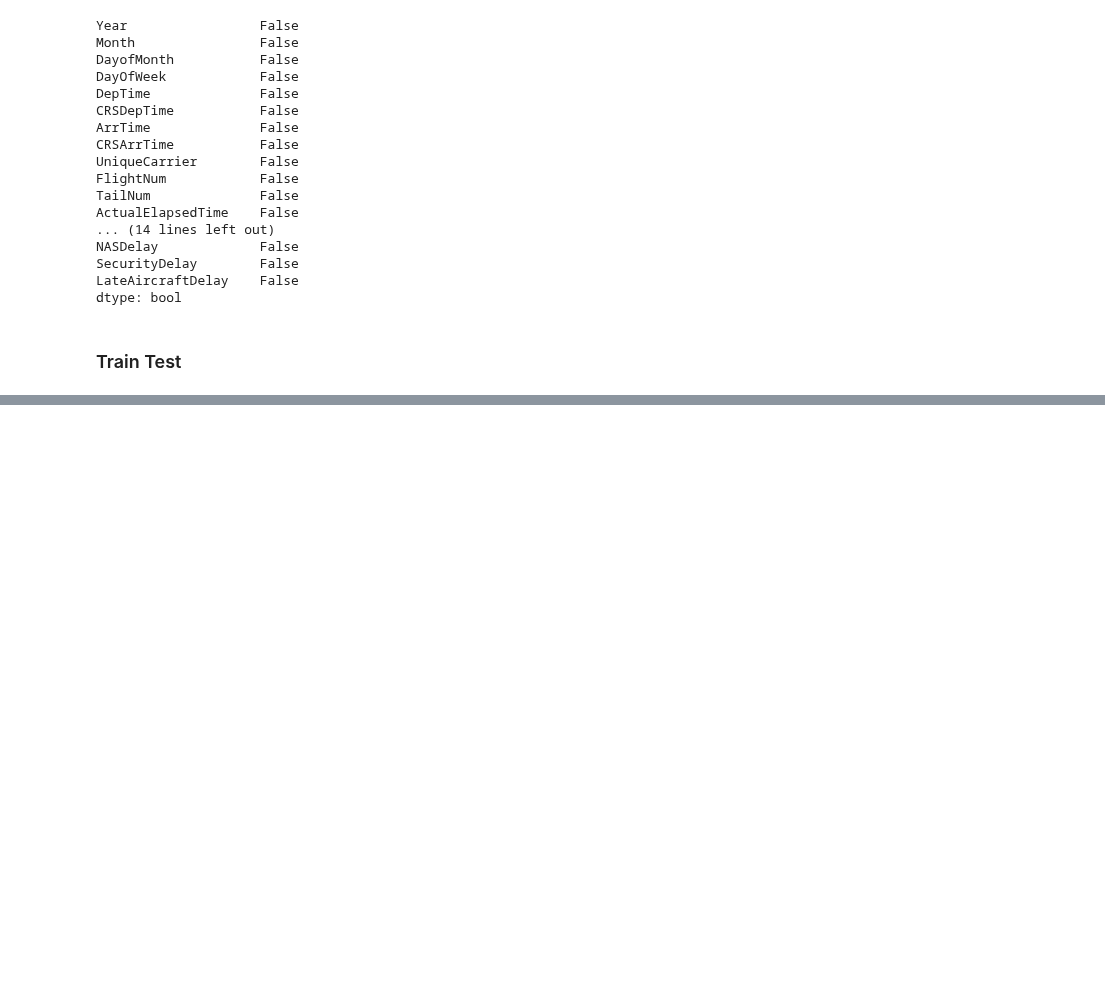
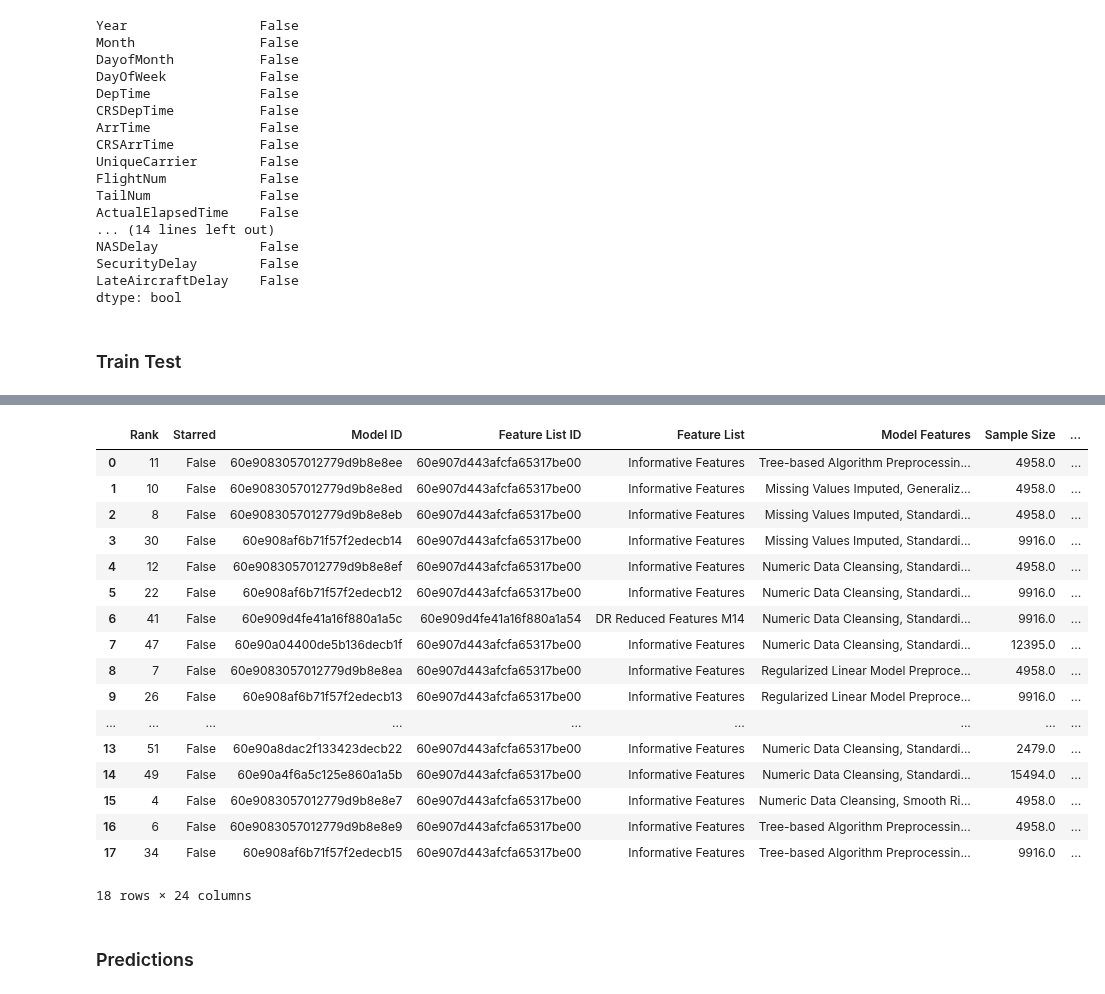
Before and after one commit to jesussantana/Supervised-Regression, a Jupyter notebook: notebooks/Train_Test_DataRobot.ipynb, the cells around one changed output, grey strips where cells are left out. Drawn from its saved outputs; the diff is of its cells as text; code cells hidden in the pictures; blank space fills up the shorter version.

```diff
--- a/notebooks/Train_Test_DataRobot.ipynb
+++ b/notebooks/Train_Test_DataRobot.ipynb
@@ -118,0 +123,2 @@ X_test.to_csv(path + "interim/X_test_DataRobot.csv", index = False, header = Tru
+# %%
+df_Leaderboard = pd.read_csv('../data/external/Leaderboard_Delay_Flights_10%_Data.csv')
@@ -118,0 +127,23 @@ X_test.to_csv(path + "interim/X_test_DataRobot.csv", index = False, header = Tru
+# %%
+df_Leaderboard
+# %% [output]
+|  | Rank | Starred | Model ID | Feature List ID | Feature List | Model Features | Sample Size | ... |
+| 0 | 11 | False | 60e9083057012779d9b8e8ee | 60e907d443afcfa65317be00 | Informative Features | Tree-based Algorithm Preprocessin... | 4958.0 | ... |
+| 1 | 10 | False | 60e9083057012779d9b8e8ed | 60e907d443afcfa65317be00 | Informative Features | Missing Values Imputed, Generaliz... | 4958.0 | ... |
+| 2 | 8 | False | 60e9083057012779d9b8e8eb | 60e907d443afcfa65317be00 | Informative Features | Missing Values Imputed, Standardi... | 4958.0 | ... |
+| 3 | 30 | False | 60e908af6b71f57f2edecb14 | 60e907d443afcfa65317be00 | Informative Features | Missing Values Imputed, Standardi... | 9916.0 | ... |
+| 4 | 12 | False | 60e9083057012779d9b8e8ef | 60e907d443afcfa65317be00 | Informative Features | Numeric Data Cleansing, Standardi... | 4958.0 | ... |
+| 5 | 22 | False | 60e908af6b71f57f2edecb12 | 60e907d443afcfa65317be00 | Informative Features | Numeric Data Cleansing, Standardi... | 9916.0 | ... |
+| 6 | 41 | False | 60e909d4fe41a16f880a1a5c | 60e909d4fe41a16f880a1a54 | DR Reduced Features M14 | Numeric Data Cleansing, Standardi... | 9916.0 | ... |
+| 7 | 47 | False | 60e90a04400de5b136decb1f | 60e907d443afcfa65317be00 | Informative Features | Numeric Data Cleansing, Standardi... | 12395.0 | ... |
+| 8 | 7 | False | 60e9083057012779d9b8e8ea | 60e907d443afcfa65317be00 | Informative Features | Regularized Linear Model Preproce... | 4958.0 | ... |
+| 9 | 26 | False | 60e908af6b71f57f2edecb13 | 60e907d443afcfa65317be00 | Informative Features | Regularized Linear Model Preproce... | 9916.0 | ... |
+| ... | ... | ... | ... | ... | ... | ... | ... | ... |
+| 13 | 51 | False | 60e90a8dac2f133423decb22 | 60e907d443afcfa65317be00 | Informative Features | Numeric Data Cleansing, Standardi... | 2479.0 | ... |
+| 14 | 49 | False | 60e90a4f6a5c125e860a1a5b | 60e907d443afcfa65317be00 | Informative Features | Numeric Data Cleansing, Standardi... | 15494.0 | ... |
+| 15 | 4 | False | 60e9083057012779d9b8e8e7 | 60e907d443afcfa65317be00 | Informative Features | Numeric Data Cleansing, Smooth Ri... | 4958.0 | ... |
+| 16 | 6 | False | 60e9083057012779d9b8e8e9 | 60e907d443afcfa65317be00 | Informative Features | Tree-based Algorithm Preprocessin... | 4958.0 | ... |
+| 17 | 34 | False | 60e908af6b71f57f2edecb15 | 60e907d443afcfa65317be00 | Informative Features | Tree-based Algorithm Preprocessin... | 9916.0 | ... |
+18 rows × 24 columns
+# %% [markdown]
+### Predictions
```
Also changed, not shown: parts of 15 cells of this notebook, 2 other files.
